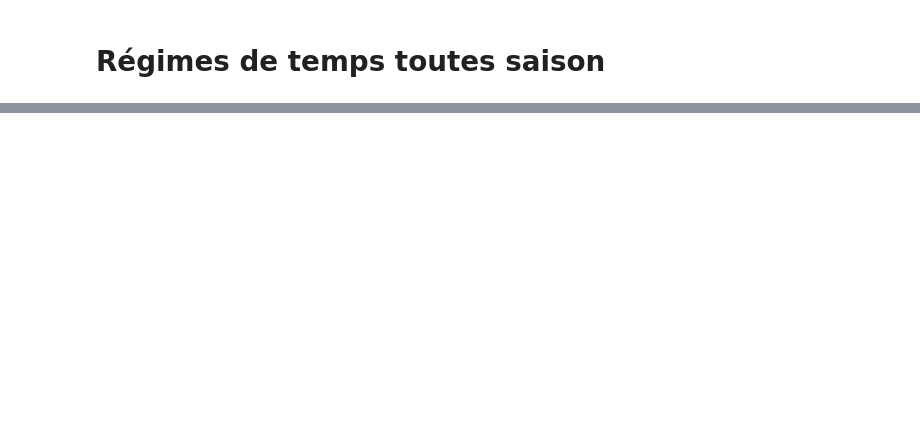
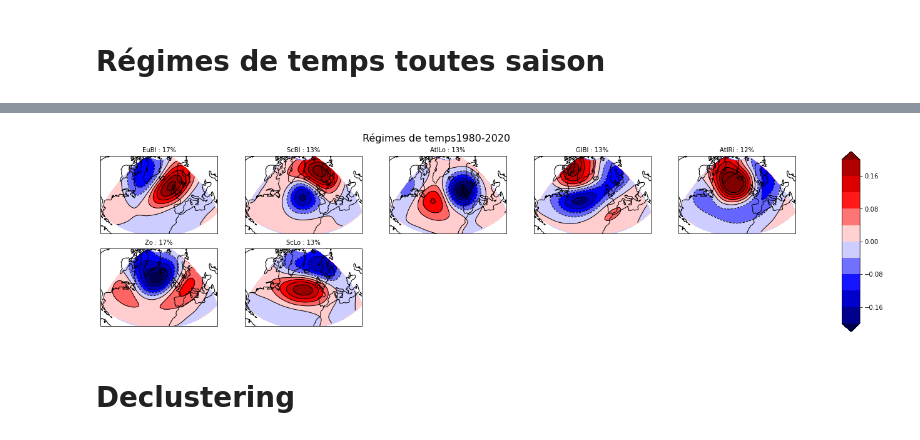
Before and after one commit to bchatelon/year_weather_regime, a Jupyter notebook: Weather_Regime_all_seasons.ipynb, the cells around one changed output, grey strips where cells are left out. Cells and saved outputs as stored; diff of their text form; code cells hidden in the pictures; blank space fills up the shorter version.

```diff
--- a/Weather_Regime_all_seasons.ipynb
+++ b/Weather_Regime_all_seasons.ipynb
@@ -249,0 +292,8 @@ cbar = plt.colorbar(p, cax=cb_ax,extend='both')
+# %%
+def nommer_régimes():
+    Regimes=[]
+    for i in range(7):
+        Regimes.append(str(input("Identifiez le nom du régime n° "+str(i+1))))
+    return Regimes
+# %%
+Regimes=nommer_régimes()
@@ -249,0 +308,35 @@ cbar = plt.colorbar(p, cax=cb_ax,extend='both')
+# %%
+Regimes.append("Pas de régimes")
+# %%
+clevs = np.linspace(-0.2, 0.2, 11)
+cmap = mpl.cm.seismic
+norm = BoundaryNorm(clevs, cmap.N, extend='both')
+fig=plt.figure(figsize=(20,5))
+fig.suptitle('Régimes de temps' + startyear+'-2020', fontsize=16)
+
+for ianom in np.arange(1,8):
+    if ianom==8 :
+        titre="Pas de régime"
+    else:
+        titre=str(Regimes[ianom-1])+" : "
+
+    ax=fig.add_subplot(2,5,ianom,projection=ccrs.Orthographic(central_longitude=(lonW+lonE)/2, central_latitude=(latS+latN)/2))
+    p = ax.pcolormesh(lons,\
+                   lats,\
+                   anom[0],\
+                   vmin=-0.2,\
+                   vmax=0.2, \
+                   transform=ccrs.PlateCarree(),\
+                   cmap="seismic",norm=norm )
+    ax.coastlines()
+    ax.set_extent(bounds, crs=ccrs.PlateCarree())
+    ax.set_title(titre+str(freq[ianom-1])+'%', fontsize=10, loc='center', color=couleur[6])
+    ax.contourf(lons, lats, anom[ianom-1], clevs, transform=ccrs.PlateCarree(), cmap="seismic", extend='both')
+    ax.contour(lons, lats, anom[ianom-1], levels=clevs, colors='black', linewidths=1, transform=ccrs.PlateCarree())
+
+cb_ax = fig.add_axes([0.95, 0.1, 0.02, 0.8])
+cbar = plt.colorbar(p, cax=cb_ax,extend='both')
+# %% [output]
+[figure, added]
+# %% [markdown]
+# Declustering
```
Also changed, not shown: parts of 46 cells of this notebook, 2 other files.
